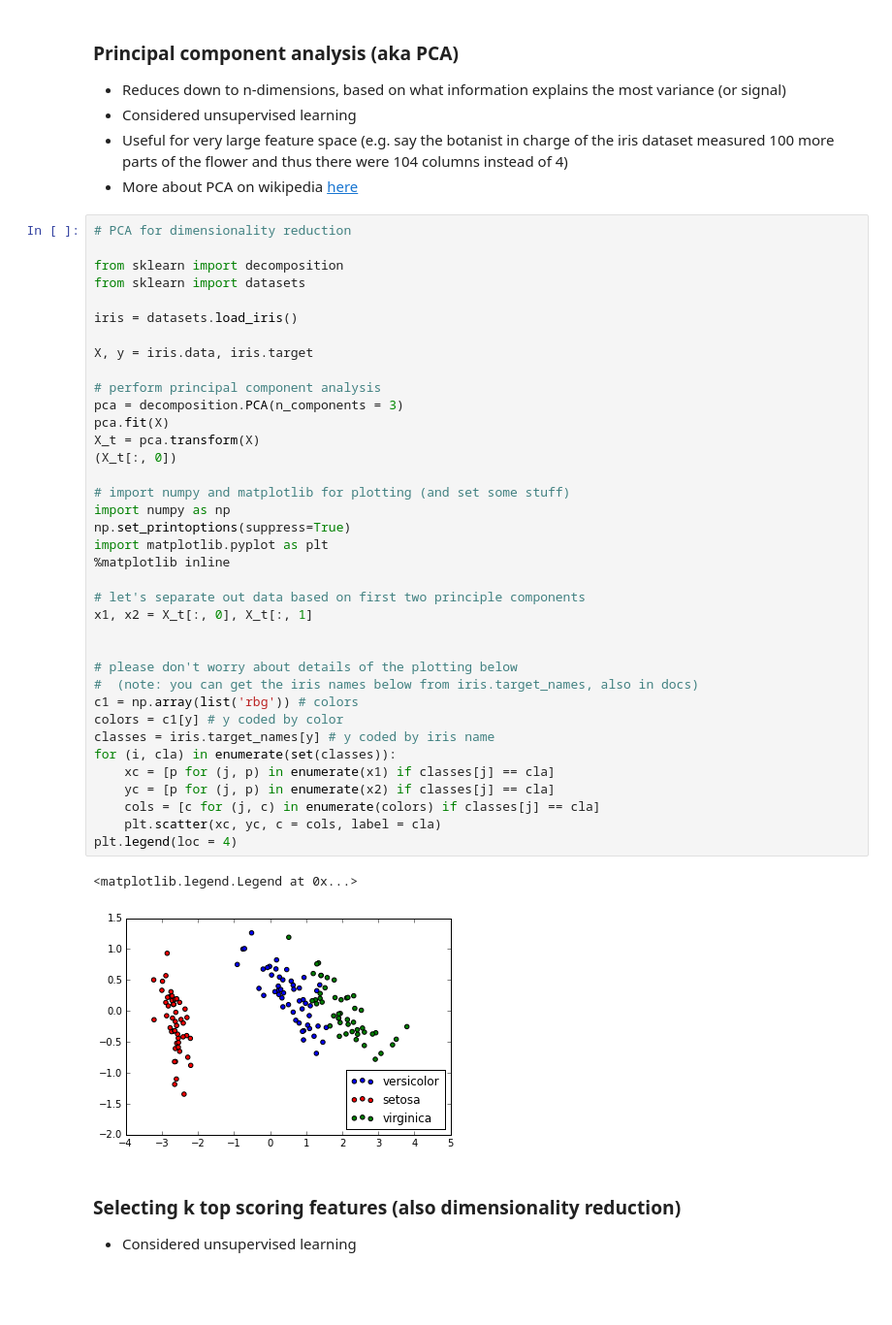
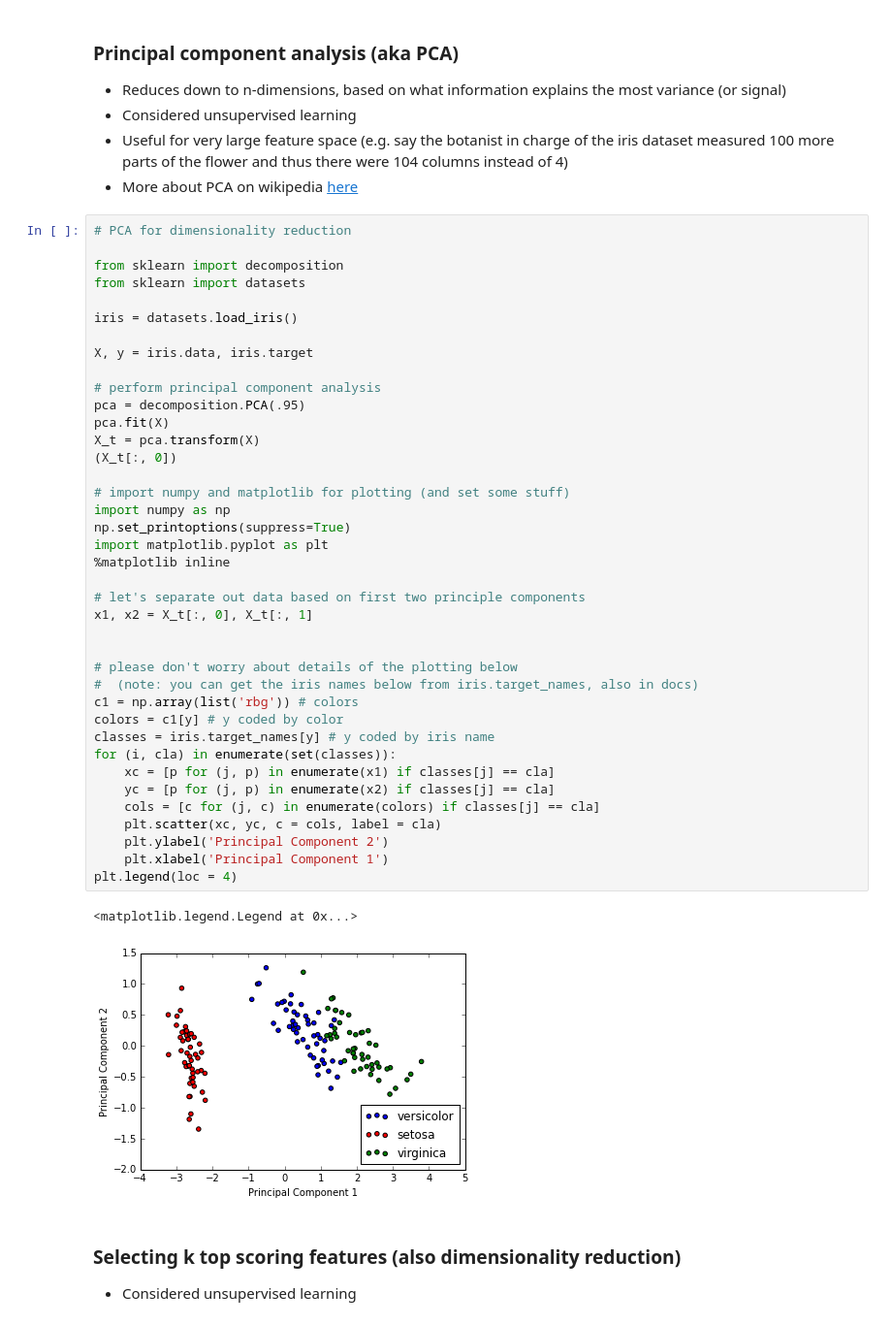
Before and after one commit to PythonWorkshop/intro-to-sklearn, a Jupyter notebook: Module_3.ipynb, the cells around one changed output. Shown at 97% size. Saved outputs shown, nothing was run; the diff lists cells and outputs as text; blank space fills up the shorter version.

```diff
--- a/Module_3.ipynb
+++ b/Module_3.ipynb
@@ -22,35 +22,37 @@ iris = datasets.load_iris()
 X, y = iris.data, iris.target
 
 # perform principal component analysis
-pca = decomposition.PCA(n_components = 3)
+pca = decomposition.PCA(.95)
 pca.fit(X)
 X_t = pca.transform(X)
 (X_t[:, 0])
 
 # import numpy and matplotlib for plotting (and set some stuff)
 import numpy as np
 np.set_printoptions(suppress=True)
 import matplotlib.pyplot as plt
 %matplotlib inline
 
 # let's separate out data based on first two principle components
 x1, x2 = X_t[:, 0], X_t[:, 1]
 
 
 # please don't worry about details of the plotting below
 #  (note: you can get the iris names below from iris.target_names, also in docs)
 c1 = np.array(list('rbg')) # colors
 colors = c1[y] # y coded by color
 classes = iris.target_names[y] # y coded by iris name
 for (i, cla) in enumerate(set(classes)):
     xc = [p for (j, p) in enumerate(x1) if classes[j] == cla]
     yc = [p for (j, p) in enumerate(x2) if classes[j] == cla]
     cols = [c for (j, c) in enumerate(colors) if classes[j] == cla]
     plt.scatter(xc, yc, c = cols, label = cla)
+    plt.ylabel('Principal Component 2')
+    plt.xlabel('Principal Component 1')
 plt.legend(loc = 4)
 # %% [output]
 <matplotlib.legend.Legend at 0x...>
-[figure, old version]
+[figure, new version]
 # %% [markdown]
 ### Selecting k top scoring features (also dimensionality reduction)
 * Considered unsupervised learning
```
Also changed, not shown: 2 other files.
